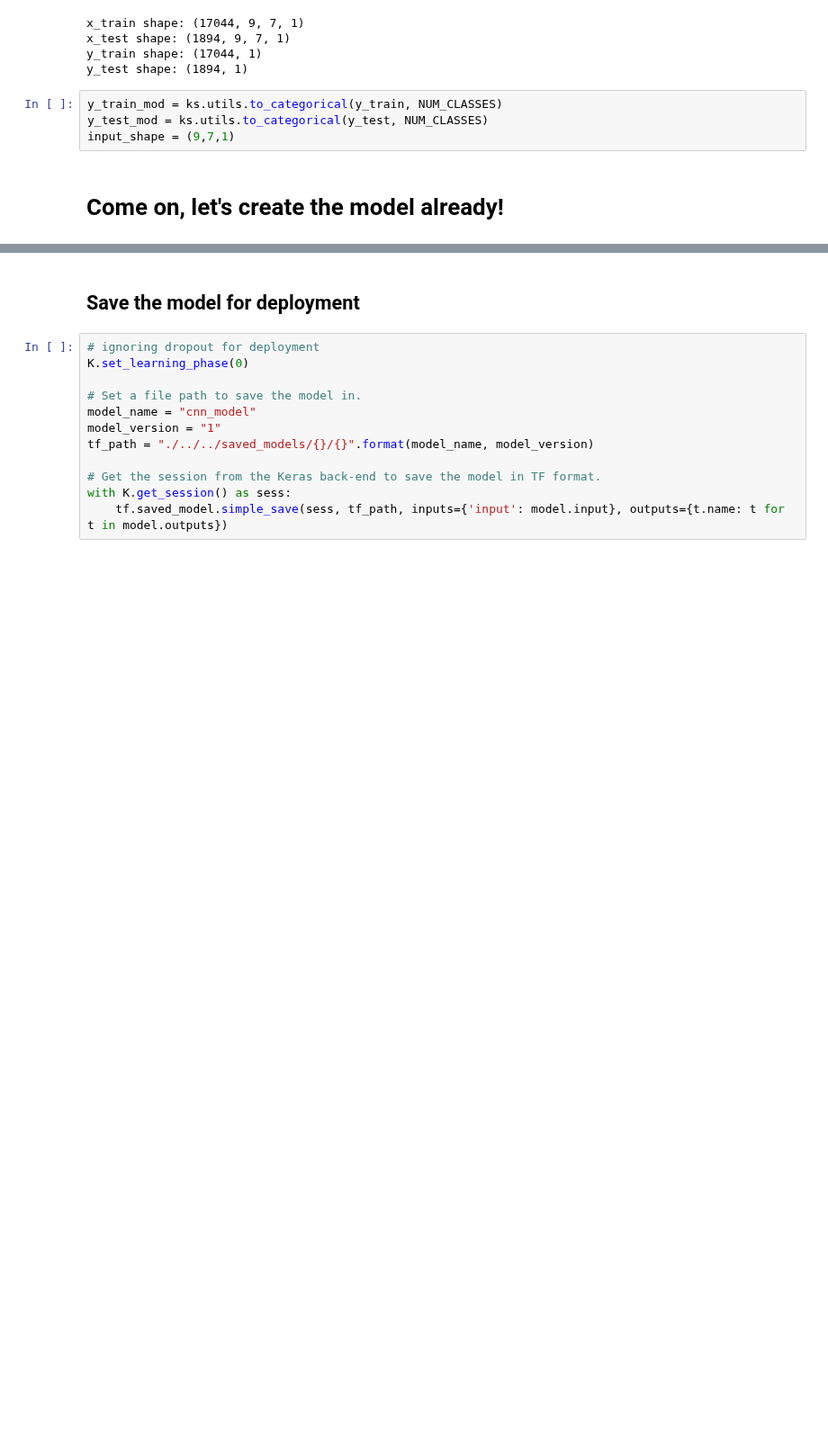
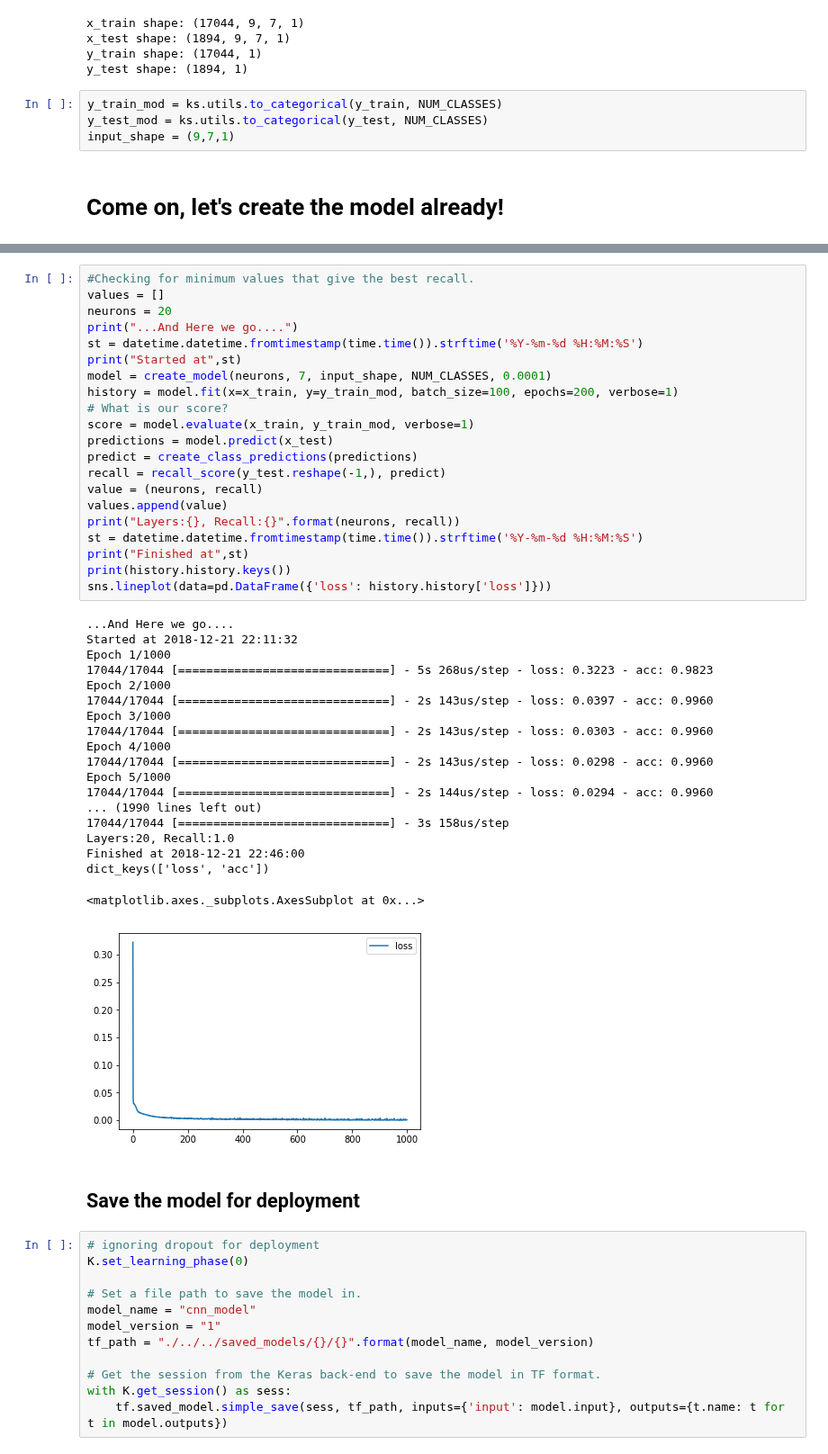
Before and after one commit to mccomackjp/algae-bloom-prediction, a Jupyter notebook: notebooks/models/New_CNN_with_keras.ipynb, the cells around one changed output, grey strips where cells are left out. Shown at 90% size. Saved outputs shown, nothing was run; the diff lists cells and outputs as text; blank space fills up the shorter version.

Commit message:
found that 5-6 layers will suffice

```diff
--- a/notebooks/models/New_CNN_with_keras.ipynb
+++ b/notebooks/models/New_CNN_with_keras.ipynb
@@ -338,6 +337,47 @@ for num_neurons in range(4, 50):
 
 st = datetime.datetime.fromtimestamp(time.time()).strftime('%Y-%m-%d %H:%M:%S')
 print("Finished at",st)
+# %%
+#Checking for minimum values that give the best recall.
+values = []
+neurons = 20
+print("...And Here we go....")
+st = datetime.datetime.fromtimestamp(time.time()).strftime('%Y-%m-%d %H:%M:%S')
+print("Started at",st)
+model = create_model(neurons, 7, input_shape, NUM_CLASSES, 0.0001)
+history = model.fit(x=x_train, y=y_train_mod, batch_size=100, epochs=200, verbose=1)
+# What is our score?
+score = model.evaluate(x_train, y_train_mod, verbose=1)
+predictions = model.predict(x_test)
+predict = create_class_predictions(predictions)
+recall = recall_score(y_test.reshape(-1,), predict)
+value = (neurons, recall)
+values.append(value)
+print("Layers:{}, Recall:{}".format(neurons, recall))
+st = datetime.datetime.fromtimestamp(time.time()).strftime('%Y-%m-%d %H:%M:%S')
+print("Finished at",st)
+print(history.history.keys())
+sns.lineplot(data=pd.DataFrame({'loss': history.history['loss']}))
+# %% [output]
+...And Here we go....
+Started at 2018-12-21 22:11:32
+Epoch 1/1000
+17044/17044 [==============================] - 5s 268us/step - loss: 0.3223 - acc: 0.9823
+Epoch 2/1000
+17044/17044 [==============================] - 2s 143us/step - loss: 0.0397 - acc: 0.9960
+Epoch 3/1000
+17044/17044 [==============================] - 2s 143us/step - loss: 0.0303 - acc: 0.9960
+Epoch 4/1000
+17044/17044 [==============================] - 2s 143us/step - loss: 0.0298 - acc: 0.9960
+Epoch 5/1000
+17044/17044 [==============================] - 2s 144us/step - loss: 0.0294 - acc: 0.9960
+... (1990 lines left out)
+17044/17044 [==============================] - 3s 158us/step
+Layers:20, Recall:1.0
+Finished at 2018-12-21 22:46:00
+dict_keys(['loss', 'acc'])
+<matplotlib.axes._subplots.AxesSubplot at 0x...>
+[figure, added]
 # %% [markdown]
 ## Save the model for deployment
 # %%
```
Also changed, not shown: parts of 3 cells of this notebook.
